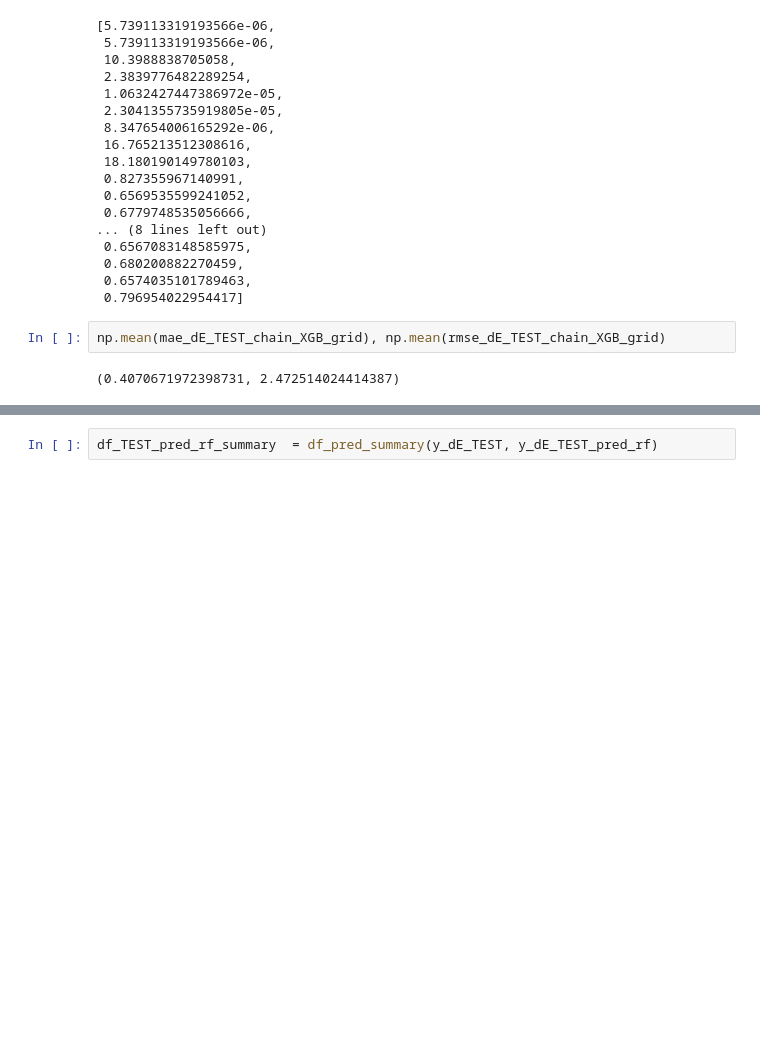
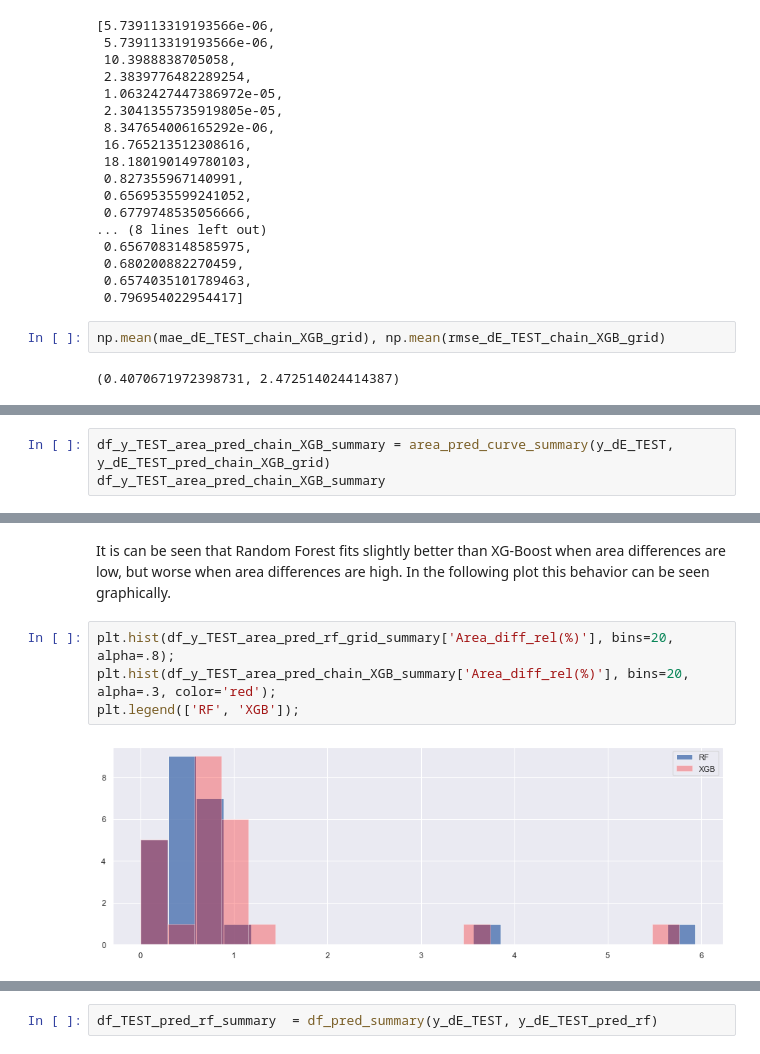
Before and after one commit to luisdelpozo/TFM, a Jupyter notebook: 10_CC_PALOS1_base.ipynb, the cells around one changed output, grey strips where cells are left out. Saved outputs shown, nothing was run; the diff lists cells and outputs as text; blank space fills up the shorter version.

```diff
--- a/10_CC_PALOS1_base.ipynb
+++ b/10_CC_PALOS1_base.ipynb
@@ -2659,0 +2566,3 @@ def df_pred_summary(y, y_pred):
+# %%
+df_y_TEST_area_pred_chain_XGB_summary = area_pred_curve_summary(y_dE_TEST, y_dE_TEST_pred_chain_XGB_grid)
+df_y_TEST_area_pred_chain_XGB_summary
@@ -2659,0 +2587,8 @@ def df_pred_summary(y, y_pred):
+# %% [markdown]
+It is can be seen that Random Forest fits slightly better than XG-Boost when area differences are low, but worse when area differences are high. In the following plot this behavior can be seen graphically.
+# %%
+plt.hist(df_y_TEST_area_pred_rf_grid_summary['Area_diff_rel(%)'], bins=20, alpha=.8);
+plt.hist(df_y_TEST_area_pred_chain_XGB_summary['Area_diff_rel(%)'], bins=20, alpha=.3, color='red');
+plt.legend(['RF', 'XGB']);
+# %% [output]
+[figure, added]
```
Also changed, not shown: parts of 198 cells of this notebook.
